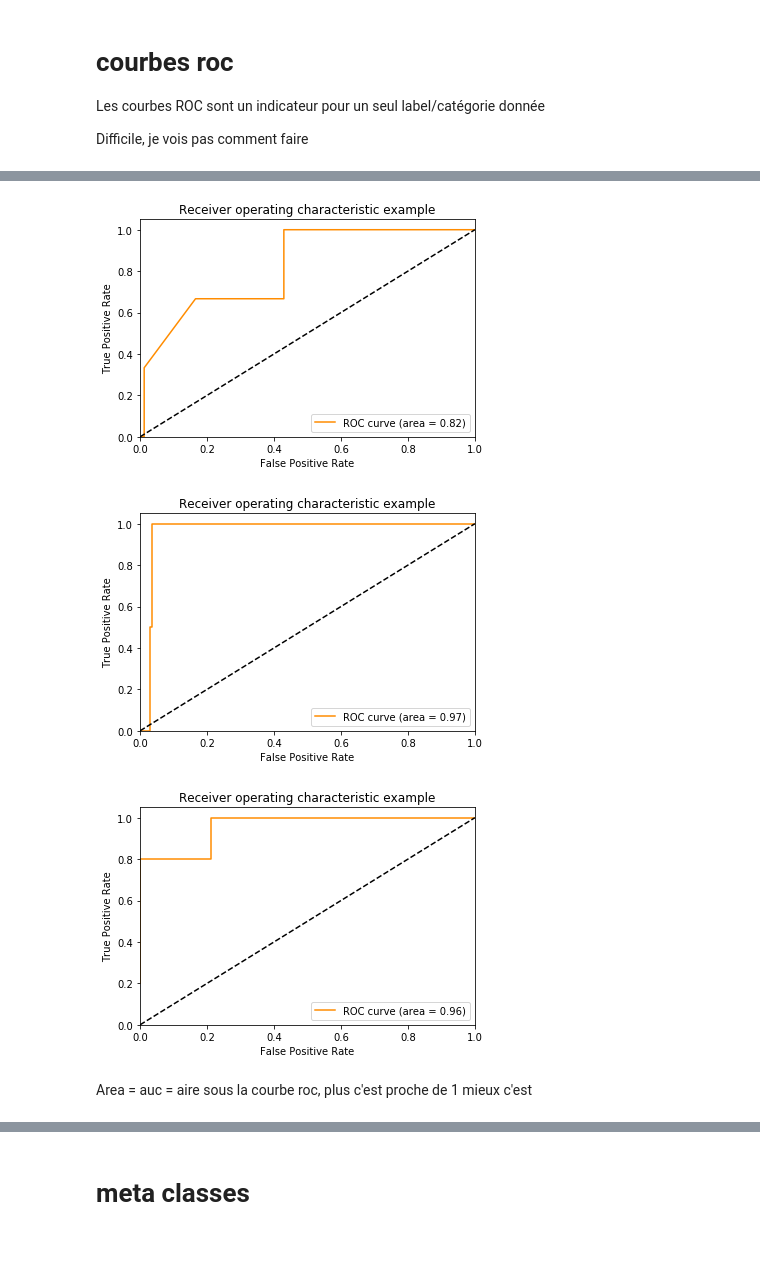
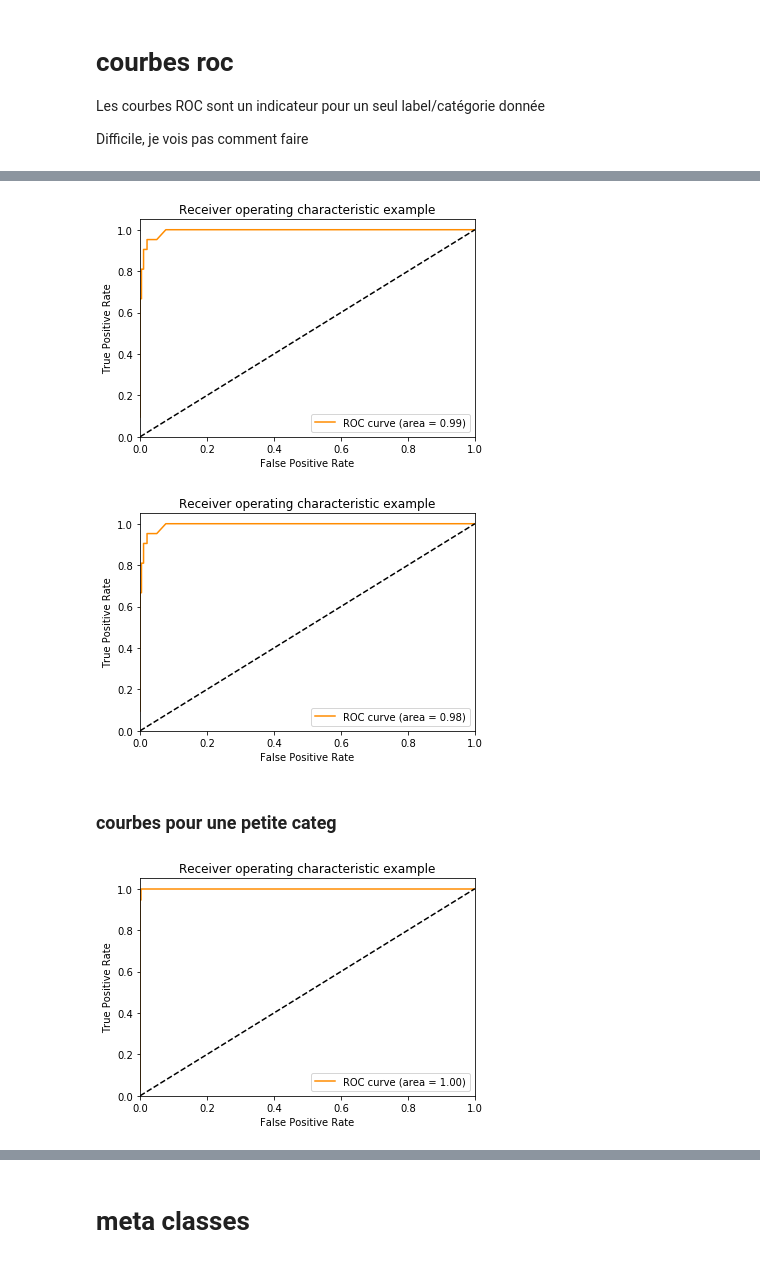
Before and after one commit to emmaboucheron/chatbot, a Jupyter notebook: Prediction.ipynb, the cells around one changed output, grey strips where cells are left out. Cells and saved outputs as stored; diff of their text form; code cells hidden in the pictures.

```diff
--- a/Prediction.ipynb
+++ b/Prediction.ipynb
@@ -370,27 +407,55 @@ y_score = clf.decision_function(X_test)
+# %%
+probaClasses = cla.predict_proba(Xv)
+intent_bin=np.array(data_valid_clean['Intent']=='#6-49_TRTEINS_Peau')*1.0
+proba_bin=probaClasses[:,np.where(cla.classes_=='#6-49_TRTEINS_Peau')[0][0]] #sur chq ligne une question prédire : les probas d'appartenance à chaque classe
+
+intent_bin2=np.array(data_valid_clean['Intent']=='#9-2_Informations_cancer')*1.0
+proba_bin2=probaClasses[:,np.where(cla.classes_=='#9-2_Informations_cancer')[0][0]] #sur chq ligne une question prédire : les probas d'appartenance à chaque classe
+
+fpr, tpr, _ = roc_curve(intent_bin,proba_bin)
+roc_auc = auc(fpr, tpr)
+plt.figure()
+plt.plot(fpr, tpr, color='darkorange',label='ROC curve (area = %0.2f)' % roc_auc)
+plt.plot([0, 1], [0, 1], 'k--')
+plt.xlim([0.0, 1.0])
+plt.ylim([0.0, 1.05])
+plt.xlabel('False Positive Rate')
+plt.ylabel('True Positive Rate')
+plt.title('Receiver operating characteristic example')
+plt.legend(loc="lower right")
+plt.show()
+
+fpr2, tpr2, _ = roc_curve(intent_bin2,proba_bin2)
+roc_auc2 = auc(fpr2, tpr2)
+plt.figure()
+plt.plot(fpr, tpr, color='darkorange',label='ROC curve (area = %0.2f)' % roc_auc2)
+plt.plot([0, 1], [0, 1], 'k--')
+plt.xlim([0.0, 1.0])
+plt.ylim([0.0, 1.05])
+plt.xlabel('False Positive Rate')
+plt.ylabel('True Positive Rate')
+plt.title('Receiver operating characteristic example')
+plt.legend(loc="lower right")
+plt.show()
+# %% [output]
+[figure, added]
+[figure, added]
+# %% [markdown]
+### courbes pour une petite categ
 # %%
-# Compute ROC curve and ROC area for each class
-fpr = dict()
-tpr = dict()
-roc_auc = dict()
-for i in range(n_classes):
-    fpr[i], tpr[i], _ = roc_curve(y_test[:, i], y_score[:, i])
-    roc_auc[i] = auc(fpr[i], tpr[i])
-
-# Plot of a ROC curve for a specific class
-for i in [1,2,3]:
-    plt.figure()
-    plt.plot(fpr[i], tpr[i], color='darkorange',label='ROC curve (area = %0.2f)' % roc_auc[i])
-    plt.plot([0, 1], [0, 1], 'k--')
-    plt.xlim([0.0, 1.0])
-    plt.ylim([0.0, 1.05])
-    plt.xlabel('False Positive Rate')
-    plt.ylabel('True Positive Rate')
-    plt.title('Receiver operating characteristic example')
-    plt.legend(loc="lower right")
-    plt.show()
+intent_bin=np.array(data_train_clean['Intent']=='#2-115_QVDP_Grossesse_Allaitement')*1.0
+proba_bin=probaClasses[:,np.where(cla.classes_=='#2-115_QVDP_Grossesse_Allaitement')[0][0]] #sur chq ligne une question prédire : les probas d'appartenance à chaque classe
+fpr, tpr, _ = roc_curve(intent_bin,proba_bin)
+roc_auc = auc(fpr, tpr)
+plt.figure()
+plt.plot(fpr, tpr, color='darkorange',label='ROC curve (area = %0.2f)' % roc_auc)
+plt.plot([0, 1], [0, 1], 'k--')
+plt.xlim([0.0, 1.0])
+plt.ylim([0.0, 1.05])
+plt.xlabel('False Positive Rate')
+plt.ylabel('True Positive Rate')
+plt.title('Receiver operating characteristic example')
+plt.legend(loc="lower right")
+plt.show()
 # %% [output]
-[figure, old version]
+[figure, new version]
-[figure, removed]
-[figure, removed]
-# %% [markdown]
-Area = auc = aire sous la courbe roc, plus c'est proche de 1 mieux c'est
```
Also changed, not shown: parts of 27 cells of this notebook.
